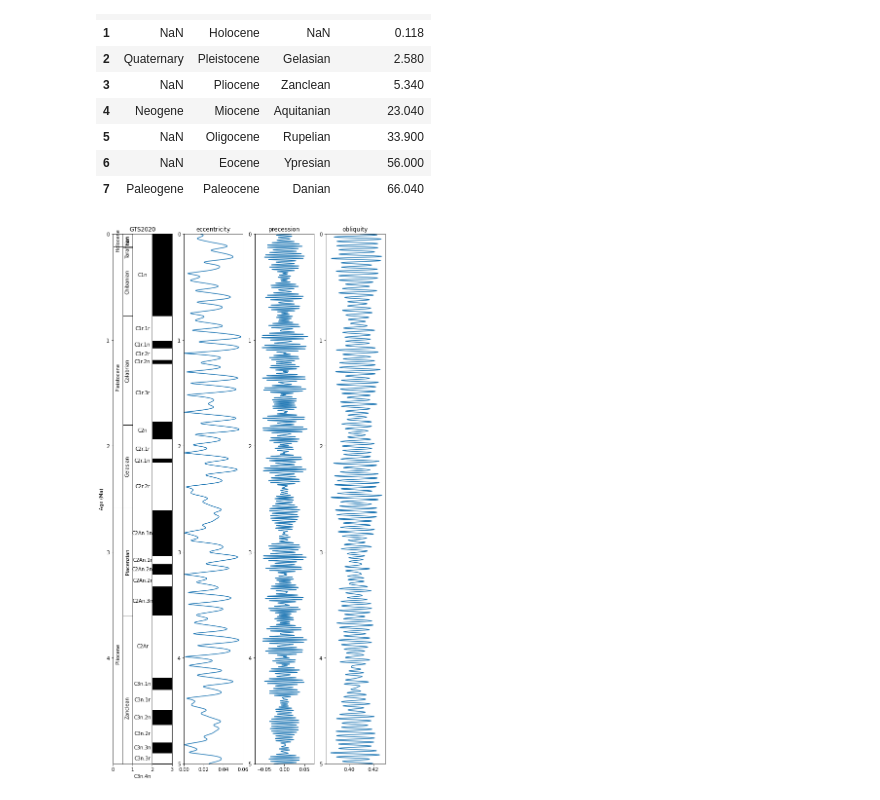
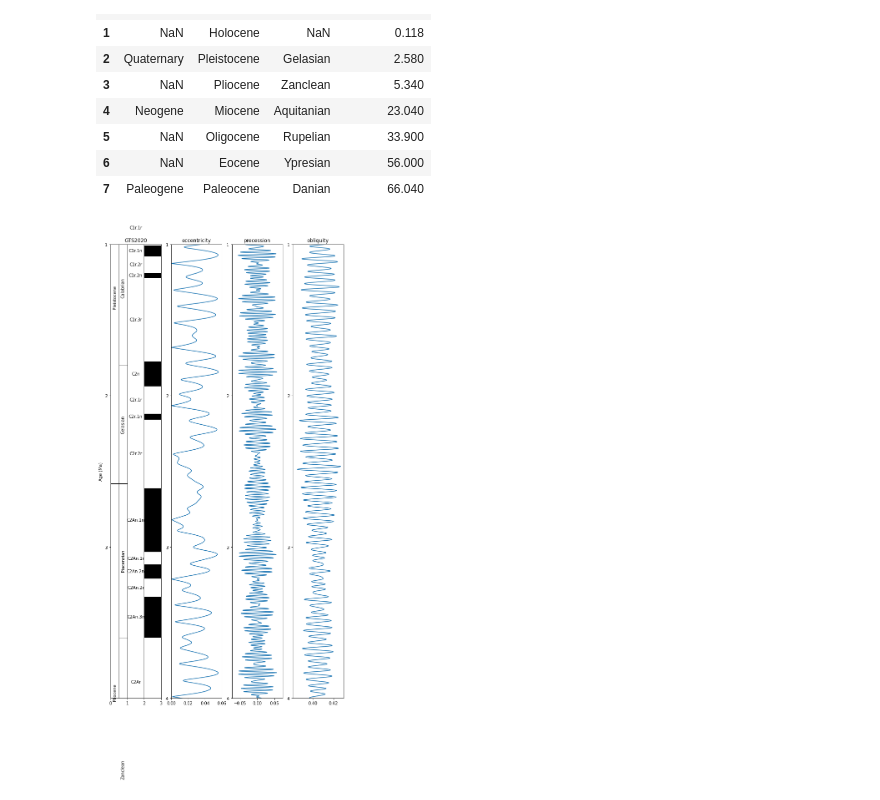
Before and after one commit to miguel-garces/Geol-Time-Scale, a Jupyter notebook: GPTS_builder_v2.ipynb, the cells around one changed output. Saved outputs shown, nothing was run; the diff lists cells and outputs as text; code cells hidden in the pictures.

```diff
--- a/GPTS_builder_v2.ipynb
+++ b/GPTS_builder_v2.ipynb
@@ -99,8 +104,8 @@ chrono_age
 | 7 | Paleogene | Paleocene | Danian | 66.040 |
 # %%
 #select age range to plot
-minAge = 0
-maxAge = 5
+minAge = 1
+maxAge = 4
 
 fig = plt.subplots(figsize=(10, 20))
 ax1 = plt.subplot(1,4,1)
@@ -158,31 +163,31 @@ plt.xlim(left = 0, right = 0.06)
 plt.ylim(bottom = minAge, top = maxAge)
 plt.yticks(np.arange(minAge, maxAge+1, 1))
 plt.gca().invert_yaxis()
 
 ax3 = plt.subplot(1,4,3)
 age = laskar2004['Age(Myr)']
 eccentricity = laskar2004['precession']
 plt.plot(eccentricity, age)
 plt.title("precession")
 #plt.xlim(left = 0, right = 0.06)
 plt.ylim(bottom = minAge, top = maxAge)
 plt.yticks(np.arange(minAge, maxAge+1, 1))
 plt.gca().invert_yaxis()
 
 ax4 = plt.subplot(1,4,4)
 age = laskar2004['Age(Myr)']
 eccentricity = laskar2004['obliquity']
 plt.plot(eccentricity, age)
 plt.title("obliquity")
 #plt.xlim(left = 0, right = 0.06)
 plt.ylim(bottom = minAge, top = maxAge)
 plt.yticks(np.arange(minAge, maxAge+1, 1))
 plt.gca().invert_yaxis()
 
 # saving plot to file
 plt.savefig('GTS'+str(minAge)+'-'+str(maxAge)+'Ma.pdf', dpi=None, facecolor='w', edgecolor='w',
         orientation='portrait', format='pdf', transparent=False, bbox_inches=None, pad_inches=0.1, metadata=None)
 
 plt.show()
 # %% [output]
-[figure, old version]
+[figure, new version]
```
Also changed, not shown: parts of 2 cells of this notebook.
